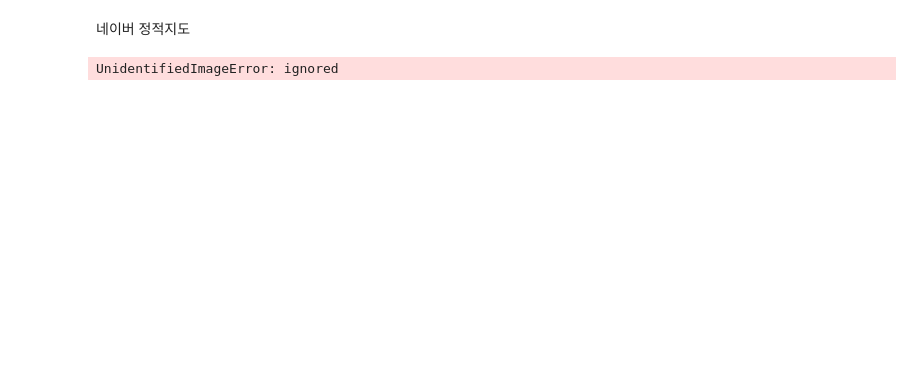
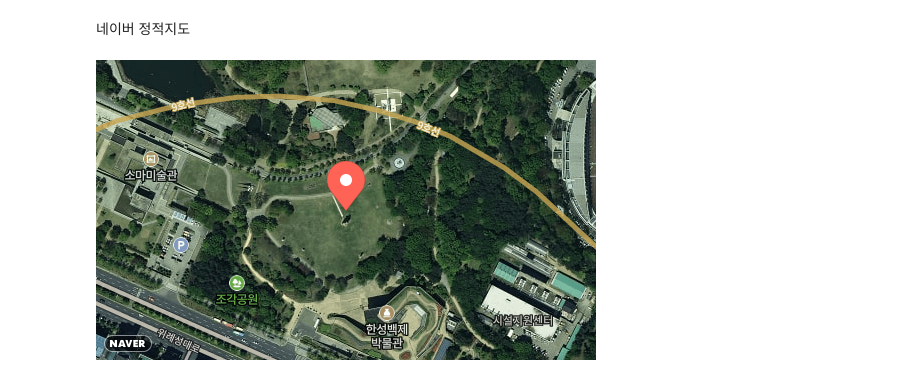
Before and after one commit to hsnam95/my, a Jupyter notebook: map.ipynb, the cells around one changed output. Cells and saved outputs as stored; diff of their text form; code cells hidden in the pictures; blank space fills up the shorter version.

```diff
--- a/map.ipynb
+++ b/map.ipynb
@@ -164,8 +182,8 @@ import requests
 import io
 
 # NCP 콘솔에서 복사한 클라이언트ID와 클라이언트Secret 값
-client_id = ""
-client_secret = ""
+client_id = "2bjysv73pz"
+client_secret = "wYmjKK93TxoeoeeivuacadnaPJmzw7N1sI8s7n9b"
 
 # 좌표 (경도, 위도)
 endpoint = "https://naveropenapi.apigw.ntruss.com/map-static/v2/raster"
@@ -174,33 +192,33 @@ headers = {
     "X-NCP-APIGW-API-KEY": client_secret,
 }
 # 중심 좌표
-lon, lat = "127.020326886309", "37.5164324582415"
+lon, lat = "127.120326886309", "37.5164324582415"
 _center = f"{lon},{lat}"
 # 줌 레벨 - 0 ~ 20
 _level = 16
 # 가로 세로 크기 (픽셀)
 _w, _h = 500, 300
 # 지도 유형 - basic, traffic, satellite, satellite_base, terrain
 _maptype = "satellite"
 # 반환 이미지 형식 - jpg, jpeg, png8, png
 _format = "png"
 # 고해상도 디스펠레이 지원을 위한 옵션 - 1, 2
 _scale = 1
 # 마커
 _markers = f"""type:d|size:mid|pos:{lon} {lat}|color:red"""
 # 라벨 언어 설정 - ko, en, ja, zh
 _lang = "ko"
 # 대중교통 정보 노출 - Boolean
 _public_transit = True
 # 서비스에서 사용할 데이터 버전 파라미터 전달 CDN 캐시 무효화
 _dataversion = ""
 
 # URL
 url = f"{endpoint}?center={_center}&level={_level}&w={_w}&h={_h}&maptype={_maptype}&format={_format}&scale={_scale}&markers={_markers}&lang={_lang}&public_transit={_public_transit}&dataversion={_dataversion}"
 res = requests.get(url, headers=headers)
 
 image_data = io.BytesIO(res.content)
 image = Image.open(image_data)
 image
 # %% [output]
-UnidentifiedImageError: ignored
+[figure, added]
```
Also changed, not shown: parts of 9 cells of this notebook.
